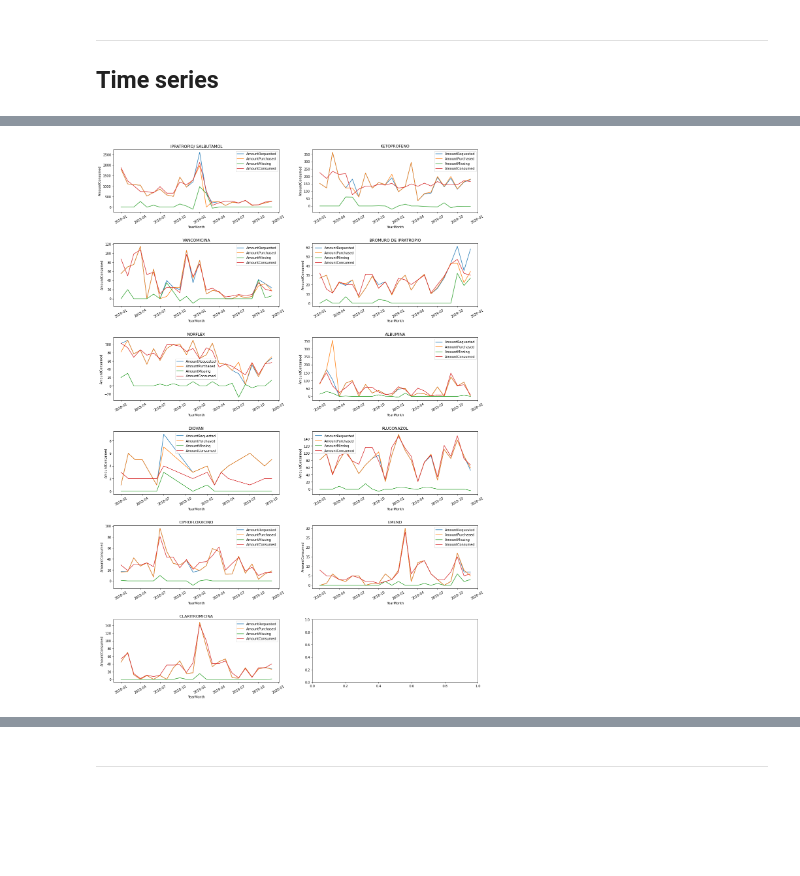
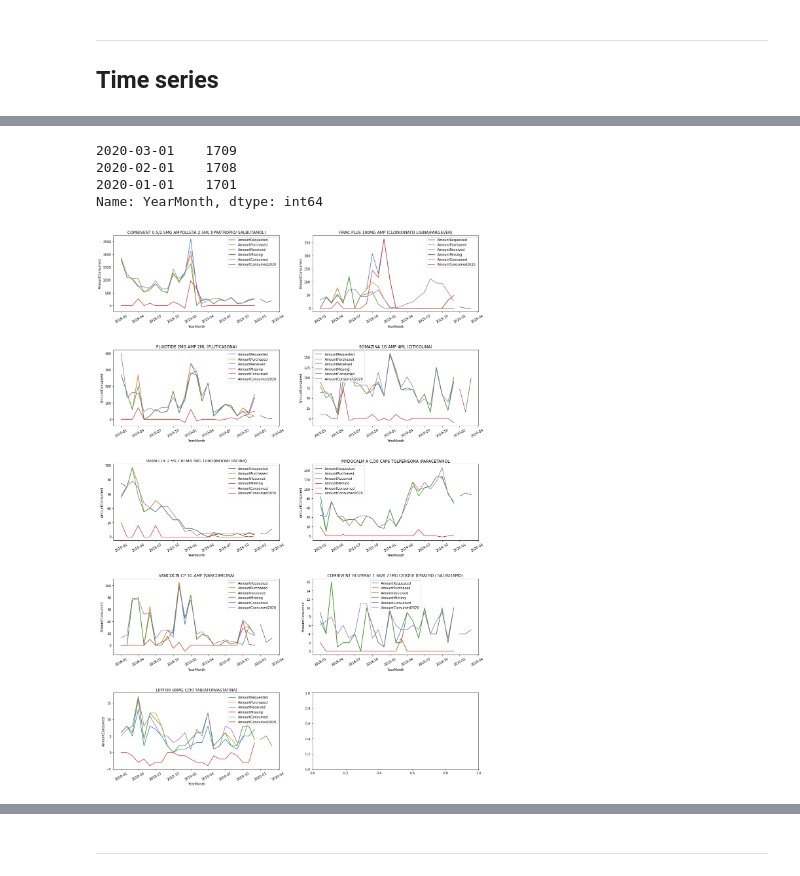
Before and after one commit to estebanmarinv/Pharmacy-Drug-Forecast, a Jupyter notebook: data-analysis/data_exploration_monthly.ipynb, the cells around one changed output, grey strips where cells are left out. Drawn from its saved outputs; the diff is of its cells as text; code cells hidden in the pictures; blank space fills up the shorter version.

```diff
--- a/data-analysis/data_exploration_monthly.ipynb
+++ b/data-analysis/data_exploration_monthly.ipynb
@@ -170,4 +198,4 @@ Compute `AmountRequested`, `AmountPurchased`, `AmountReceived` and `AmountMissin
 # %%
-AmountOrdered = pd.merge(df, PatentDrugs[['MedCode','Compound']], on='MedCode', how='left').groupby(['YearMonth','Compound']).sum()[['AmountRequested','AmountPurchased','AmountReceived','AmountMissing']].reset_index()
-AmountOrdered.head()
+MonthlyMeds = pd.merge(MonthlyMeds, PatentDrugs[['MedCode','MedDescription']], on='MedCode', how='left')
+MonthlyMeds.head(5)
 # %% [output]
@@ -196,0 +208,8 @@ Plot time series
+# %%
+# Values to predict
+MedConsumption2020 = pd.merge(PatientConsumption2020, PatentDrugs[['MedCode','MedFamily','Compound']], on='MedCode', how='left')
+AmountConsumed2020 = MedConsumption2020.groupby(['ConsumptionDate','MedCode']).sum()['AmountConsumed'].reset_index()
+AmountConsumed2020['YearMonth'] = pd.to_datetime(AmountConsumed2020['ConsumptionDate'].dt.year*100+AmountConsumed2020['ConsumptionDate'].dt.month, format='%Y%m')
+AmountConsumed2020 = AmountConsumed2020.loc[:, ['YearMonth','MedCode','AmountConsumed']]
+AmountConsumed2020 = pd.merge(AmountConsumed2020, PatentDrugs[['MedCode','MedDescription']], on='MedCode', how='left')
+AmountConsumed2020.head()
@@ -197,16 +223,33 @@ Plot time series
+# %%
+alldates_df = pd.DataFrame()
+for Month in AmountConsumed2020['YearMonth'].unique():
+    temp_df = AmountConsumed2020[AmountConsumed2020['YearMonth']==Month]
+    temp_df = pd.merge(temp_df, PatentDrugs[['MedCode','MedDescription']], on=['MedCode','MedDescription'], how='outer')
+    temp_df['YearMonth'] = Month
+    temp_df['AmountConsumed'] = temp_df['AmountConsumed'].fillna(0)
+    alldates_df = pd.concat([alldates_df, temp_df])
+AmountConsumed2020 = alldates_df
+AmountConsumed2020['YearMonth'].value_counts()
+# %% [output]
+2020-03-01    1709
+2020-02-01    1708
+2020-01-01    1701
+Name: YearMonth, dtype: int64
 # %%
-# Plot top compounds
-fig, axes = plt.subplots(6, 2, figsize=(20,30))
+# Plot top Meds
+fig, axes = plt.subplots(5, 2, figsize=(20,30))
 fig.subplots_adjust(hspace=0.5)
-for ax, Compound in zip(axes.flatten(), TopCompounds):
-    sns.lineplot(data=MonthlyCompounds[MonthlyCompounds["Compound"]==Compound], x='YearMonth', y='AmountRequested', ax=ax)
-    sns.lineplot(data=MonthlyCompounds[MonthlyCompounds["Compound"]==Compound], x='YearMonth', y='AmountPurchased', ax=ax)
-    #sns.lineplot(data=MonthlyCompounds[MonthlyCompounds["Compound"]==Compound], x='YearMonth', y='AmountReceived', ax=ax)
-    sns.lineplot(data=MonthlyCompounds[MonthlyCompounds["Compound"]==Compound], x='YearMonth', y='AmountMissing', ax=ax)
-    sns.lineplot(data=MonthlyCompounds[MonthlyCompounds["Compound"]==Compound], x='YearMonth', y='AmountConsumed', ax=ax)
+for ax, MedCode in zip(axes.flatten(), TopMeds):
+    sns.lineplot(data=MonthlyMeds[MonthlyMeds["MedDescription"]==MedCode], x='YearMonth', y='AmountRequested', ax=ax)
+    sns.lineplot(data=MonthlyMeds[MonthlyMeds["MedDescription"]==MedCode], x='YearMonth', y='AmountPurchased', ax=ax)
+    sns.lineplot(data=MonthlyMeds[MonthlyMeds["MedDescription"]==MedCode], x='YearMonth', y='AmountReceived', ax=ax)
+    sns.lineplot(data=MonthlyMeds[MonthlyMeds["MedDescription"]==MedCode], x='YearMonth', y='AmountMissing', ax=ax)
+    sns.lineplot(data=MonthlyMeds[MonthlyMeds["MedDescription"]==MedCode], x='YearMonth', y='AmountConsumed', ax=ax)
+    # Values to predict
+    sns.lineplot(data=AmountConsumed2020[AmountConsumed2020["MedDescription"]==MedCode], x='YearMonth', y='AmountConsumed', ax=ax)
+    ax.legend(["AmountRequested","AmountPurchased",'AmountReceived','AmountMissing','AmountConsumed','AmountConsumed2020'])
     #ax.legend(["AmountRequested","AmountPurchased",'AmountReceived','AmountMissing','AmountConsumed'])
-    ax.legend(["AmountRequested","AmountPurchased",'AmountMissing','AmountConsumed'])
     ax.tick_params('x', labelrotation=30)
-    ax.set(title=Compound)
+    ax.set(title=MedCode)
 # %% [output]
-[figure, old version]
+[figure, new version]
```
Also changed, not shown: parts of 27 cells of this notebook, 36 other files.
